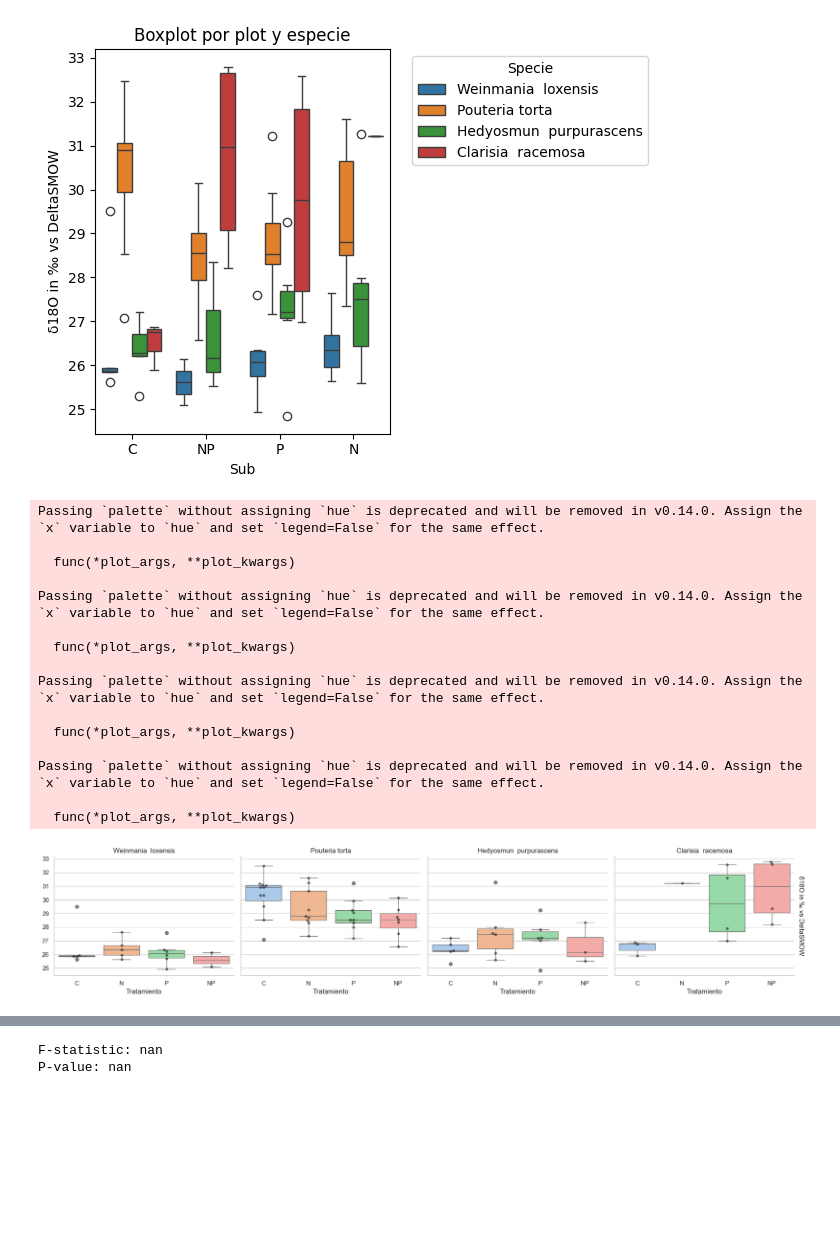
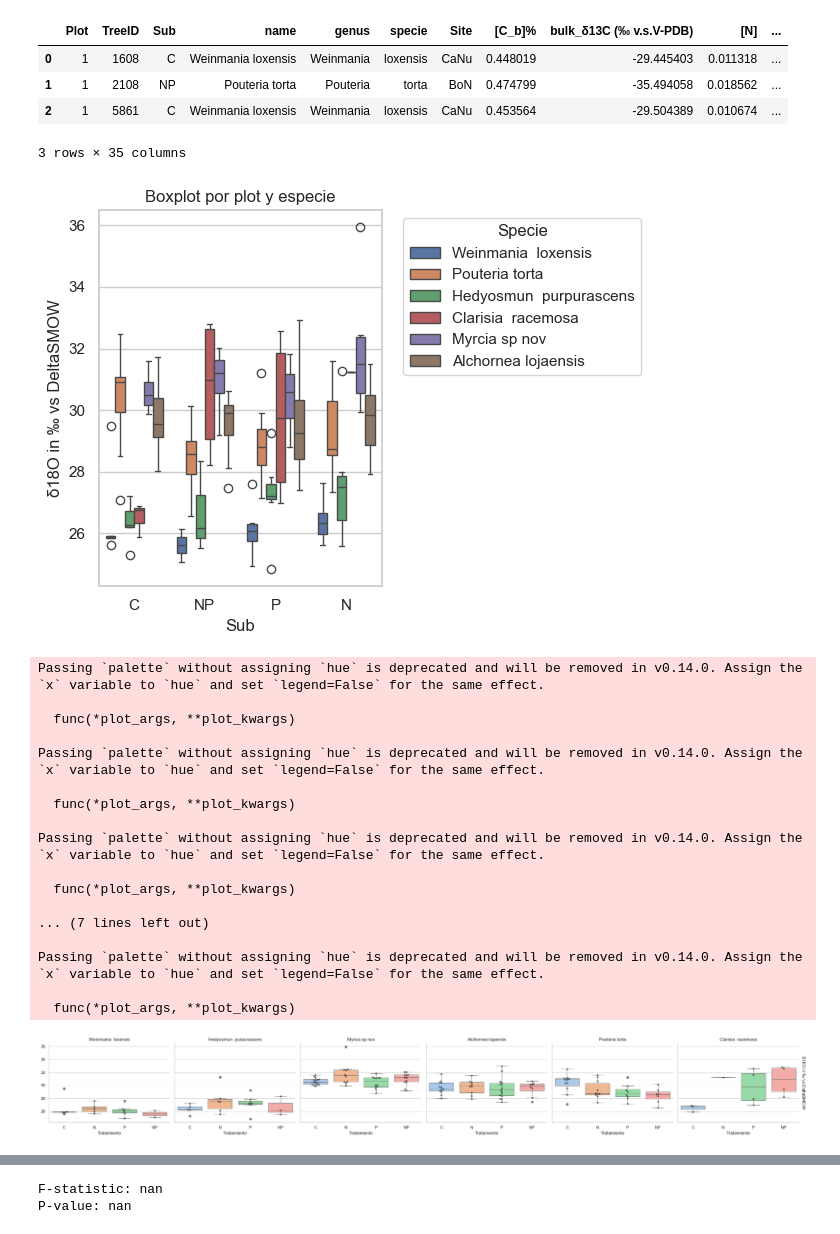
Before and after one commit to ajchavez94/NUMEX_preliminar, a Jupyter notebook: Preliminar.ipynb, the cells around one changed output, grey strips where cells are left out. Cells and saved outputs as stored; diff of their text form; code cells hidden in the pictures; blank space fills up the shorter version.

```diff
--- a/Preliminar.ipynb
+++ b/Preliminar.ipynb
@@ -54,5 +53,6 @@ The length of the df is 87
 # %%
 #add aditional data
+#information sent by Alejandra
 def add_site_info(df):
     def fill_info(row):
         if row['Site'] == 'CaNu ':
@@ -63,6 +63,10 @@ def add_site_info(df):
             row['annual_precipitation_mm'] = 2000
             row['elevation_m'] = 1000
             row['mean_annual_temperature_C'] = 19
+        elif row['Site'] == 'SFNu':
+            row['annual_precipitation_mm'] = 2000
+            row['elevation_m'] = 2100
+            row['mean_annual_temperature_C'] = 15
         else:
             row['annual_precipitation_mm'] = None
             row['elevation_m'] = None
@@ -74,13 +78,21 @@ def add_site_info(df):
 
 data = add_site_info(data)
 # %%
-data["C:N"] = data["[C]_bulk"]/data["[N]"]
+data["C:N"] = data["[C_b]%"]/data["[N]"]
 data.to_excel("data_for_R.xlsx")
+# %%
+data.head(3)
+# %% [output]
+|  | Plot | TreeID | Sub | name | genus | specie | Site | [C_b]% | bulk_δ13C (‰ v.s.V-PDB) | [N] | ... |
+| 0 | 1 | 1608 | C | Weinmania loxensis | Weinmania | loxensis | CaNu | 0.448019 | -29.445403 | 0.011318 | ... |
+| 1 | 1 | 2108 | NP | Pouteria torta | Pouteria | torta | BoN | 0.474799 | -35.494058 | 0.018562 | ... |
+| 2 | 1 | 5861 | C | Weinmania loxensis | Weinmania | loxensis | CaNu | 0.453564 | -29.504389 | 0.010674 | ... |
+3 rows × 35 columns
 # %%
 #BOXPLOTS
 v = "iWUE (μmol/mol)"
 v1 = "[N]"
-v2 = "[C]_bulk" #bulk
+v2 = "[C_b]%" #bulk
 v3 = "δ15N (‰ v.s.AIR)"
 v4 = "δ13C (‰ v.s.V-PDB)"
 v5 =  "[O]"
@@ -95,7 +107,7 @@ plt.legend(title='Specie', bbox_to_anchor=(1.05, 1), loc='upper left')
 plt.tight_layout()
 plt.show()
 # %% [output]
-[figure, old version]
+[figure, new version]
 # %%
 import pandas as pd
 import seaborn as sns
@@ -112,7 +124,9 @@ df_long = pd.melt(
 
 
 orden = ["C", "N", "P", "NP"]
+orden_sp = ["Weinmania  loxensis","Hedyosmun  purpurascens","Myrcia sp nov","Alchornea lojaensis","Pouteria torta","Clarisia  racemosa"]
 df_long["Sub"] = pd.Categorical(df_long["Sub"], categories=orden, ordered=True)
+df_long["name"] = pd.Categorical(df_long["name"], categories=orden_sp, ordered=True)
 
 # Estilo bonito
 sns.set(style="whitegrid")
@@ -128,34 +142,36 @@ g = sns.FacetGrid(
     aspect=1.2
 )
 
 # Usar scatterplot o pointplot si deseas medias con error
 g.map(sns.boxplot,"Sub","valor", linewidth=1, palette="pastel")#, errorbar="sd",dodge=.4, capsize=0.1,color ="0.5", join = False)
 g.map(sns.swarmplot,"Sub","valor", color='black', alpha = 0.5)#, errorbar="sd",dodge=.4, capsize=0.1,color ="0.5", join = False)
 #g.map(sns.violinplot,"Sub","valor", color='grey', alpha = 0.5)#, errorbar="sd",dodge=.4, capsize=0.1,color ="0.5", join = False)
 #g.map(sns.swarmplot,"Sub","valor", color='black', alpha = 0.5)#, errorbar="sd",dodge=.4, capsize=0.1,color ="0.5", join = False)
 
 # Ajustar títulos
 g.set_axis_labels("Tratamiento", "")
 g.set_titles(row_template="{row_name}", col_template="{col_name}")
 plt.tight_layout()
 plt.show()
 # %% [output]
 Passing `palette` without assigning `hue` is deprecated and will be removed in v0.14.0. Assign the `x` variable to `hue` and set `legend=False` for the same effect.
 
   func(*plot_args, **plot_kwargs)
 
 Passing `palette` without assigning `hue` is deprecated and will be removed in v0.14.0. Assign the `x` variable to `hue` and set `legend=False` for the same effect.
 
   func(*plot_args, **plot_kwargs)
 
 Passing `palette` without assigning `hue` is deprecated and will be removed in v0.14.0. Assign the `x` variable to `hue` and set `legend=False` for the same effect.
 
   func(*plot_args, **plot_kwargs)
 
+... (7 lines left out)
+
 Passing `palette` without assigning `hue` is deprecated and will be removed in v0.14.0. Assign the `x` variable to `hue` and set `legend=False` for the same effect.
 
   func(*plot_args, **plot_kwargs)
-[figure, old version]
+[figure, new version]
 # %%
 %run kruskal_por_especie_y_tratamiento.py
 
```
Also changed, not shown: parts of 13 cells of this notebook, 3 other files.
